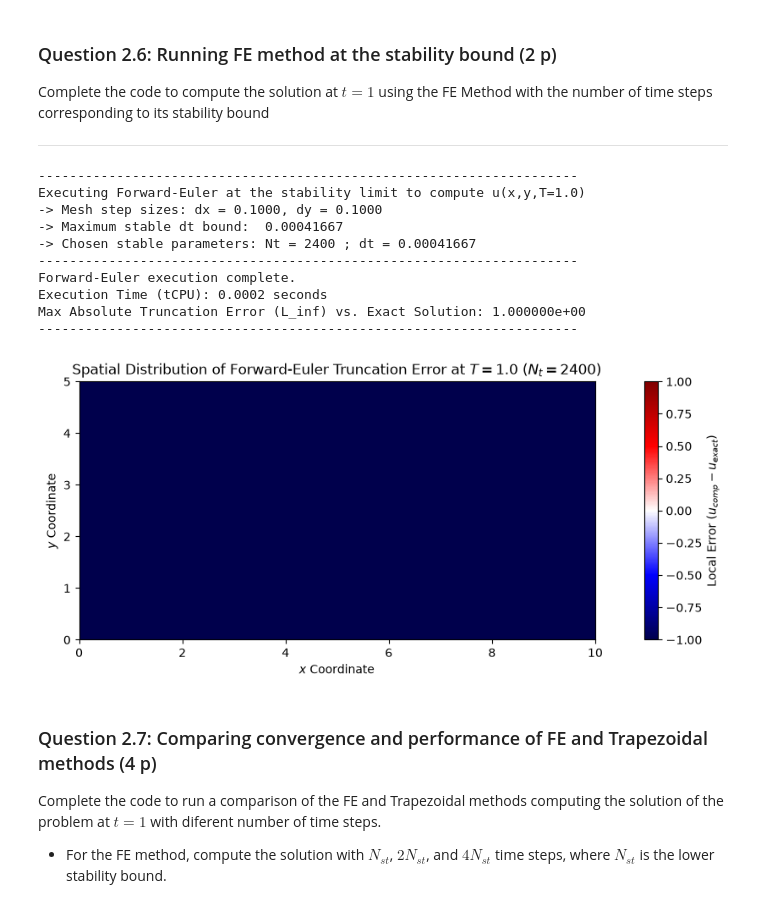
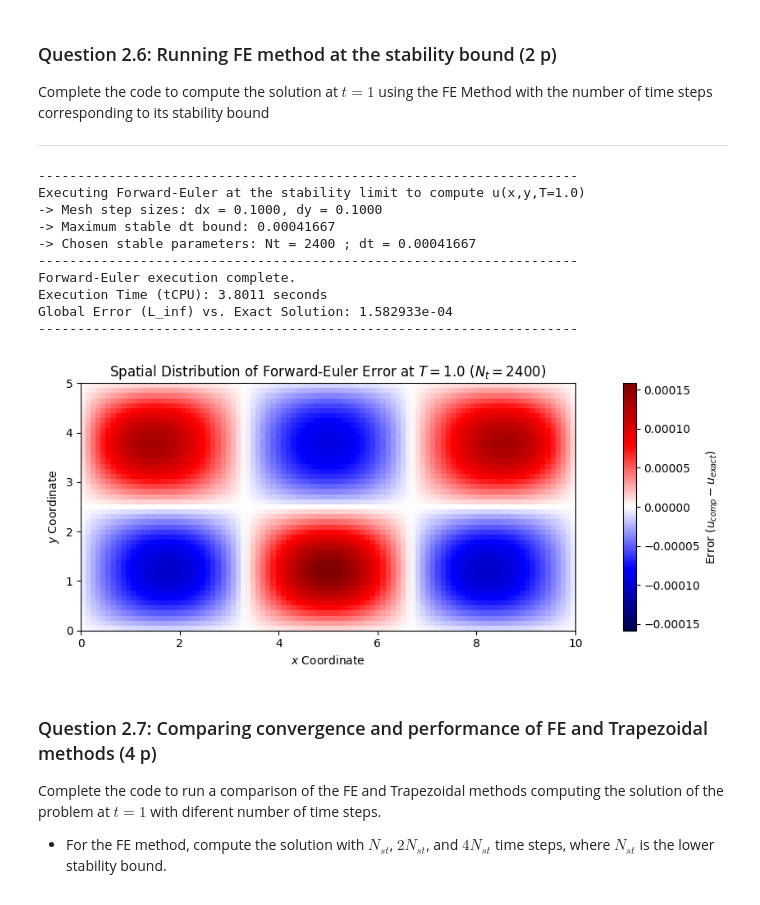
Before and after one commit to TychoRietman/TW3730TU-Assignments, a Jupyter notebook: Assignment-4.ipynb, the cells around one changed output. Drawn from its saved outputs; the diff is of its cells as text; code cells hidden in the pictures.

```diff
--- a/Assignment-4.ipynb
+++ b/Assignment-4.ipynb
@@ -813,8 +857,7 @@ Complete the code to compute the solution at $t=1$ using the FE Method with the
 ---
 # %%
 # Define initial condition array (u = 0 everywhere at t = 0)
-u0arr = np.zeros((Ny-1)*(Nx-1))
-u0 = u0arr.reshape((Nx-1)*(Ny-1))
+u0 = np.zeros((Ny-1)*(Nx-1))
 
 # Final simulation time
 T_test = 1.0
@@ -822,65 +865,92 @@ T_test = 1.0
 print("---------------------------------------------------------------------")
 print(f"Executing Forward-Euler at the stability limit to compute u(x,y,T={T_test})")
 
-# 1. Dynamically compute the maximum stable time-step size using k_max = 6.0
-dt_theoretical_max = 1.0 / (2.0 * (1.0/dx**2 + 1.0/dy**2) * Kmax)
+# Maximum stable time-step size
+dt_theoretical_max = 1.0 / (
+    2.0 * (1.0/dx**2 + 1.0/dy**2) * Kmax
+)
 
-# Calculate the minimum required stable steps (using ceiling to be safe)
+# Number of time steps corresponding to the stability bound
 NtFE = int(np.ceil(T_test / dt_theoretical_max))
 dtFE = T_test / NtFE
 
 print(f"-> Mesh step sizes: dx = {dx:.4f}, dy = {dy:.4f}")
-print(f"-> Maximum stable dt bound:  {dt_theoretical_max:.8f}")
+print(f"-> Maximum stable dt bound: {dt_theoretical_max:.8f}")
 print(f"-> Chosen stable parameters: Nt = {NtFE} ; dt = {dtFE:.8f}")
 print("---------------------------------------------------------------------")
 
-# 2. Run the Forward-Euler solver and track CPU time
+# Run Forward-Euler and measure CPU time
 start_clock = time.time()
 uFE = solveFE_mms(u0, tStart=0.0, tEnd=T_test, Nt=NtFE)
 CPUtimeFE = time.time() - start_clock
 
-print(f"Forward-Euler execution complete.")
+print("Forward-Euler execution complete.")
 print(f"Execution Time (tCPU): {CPUtimeFE:.4f} seconds")
 
-# 3. Compute the exact analytical solution matrix at T = 1.0 for verification
+# Exact manufactured solution at T = 1
 u_exact_T1 = np.zeros((Ny-1)*(Nx-1))
+
 n0 = 0
 for jj in range(Ny-1):
     yj = dy + jj*dy
+
     for ii in range(Nx-1):
         xi = dx + ii*dx
+
         u_exact_T1[n0] = u_exact(xi, yj, T_test)
         n0 += 1
 
-# 4. Compute global Max Absolute Error (L_infinity norm)
+# Global L_infinity error
 max_error_FE = np.max(np.abs(uFE - u_exact_T1))
-print(f"Max Absolute Truncation Error (L_inf) vs. Exact Solution: {max_error_FE:.6e}")
+
+print(f"Global Error (L_inf) vs. Exact Solution: {max_error_FE:.6e}")
 print("---------------------------------------------------------------------")
 
-# 5. Visualize the numerical error field spatially
-fig, ax = plt.subplots(figsize=(12, 4))
+# Spatial error field
 error_grid_FE = (uFE - u_exact_T1).reshape(Ny-1, Nx-1)
 
-im = ax.imshow(error_grid_FE, extent=[0, Lx, 0, Ly], origin='lower', cmap='seismic',
-               vmin=-max(1e-10, np.max(np.abs(error_grid_FE))), vmax=max(1e-10, np.max(np.abs(error_grid_FE))))
-ax.set_title(f'Spatial Distribution of Forward-Euler Truncation Error at $T={T_test}$ ($N_t={NtFE}$)', fontsize=12)
+max_err_plot = max(1e-10, np.max(np.abs(error_grid_FE)))
+
+fig, ax = plt.subplots(figsize=(12, 4))
+
+im = ax.imshow(
+    error_grid_FE,
+    extent=[0, Lx, 0, Ly],
+    origin='lower',
+    cmap='seismic',
+    vmin=-max_err_plot,
+    vmax=max_err_plot
+)
+
+ax.set_title(
+    f'Spatial Distribution of Forward-Euler Error at '
+    f'$T={T_test}$ ($N_t={NtFE}$)',
+    fontsize=12
+)
+
 ax.set_xlabel('$x$ Coordinate')
 ax.set_ylabel('$y$ Coordinate')
-fig.colorbar(im, ax=ax, label='Local Error ($u_{comp} - u_{exact}$)')
+
+fig.colorbar(
+    im,
+    ax=ax,
+    label='Error ($u_{comp} - u_{exact}$)'
+)
+
 plt.tight_layout()
 plt.show()
 # %% [output]
 ---------------------------------------------------------------------
 Executing Forward-Euler at the stability limit to compute u(x,y,T=1.0)
 -> Mesh step sizes: dx = 0.1000, dy = 0.1000
--> Maximum stable dt bound:  0.00041667
+-> Maximum stable dt bound: 0.00041667
 -> Chosen stable parameters: Nt = 2400 ; dt = 0.00041667
 ---------------------------------------------------------------------
 Forward-Euler execution complete.
-Execution Time (tCPU): 0.0002 seconds
-Max Absolute Truncation Error (L_inf) vs. Exact Solution: 1.000000e+00
+Execution Time (tCPU): 3.8011 seconds
+Global Error (L_inf) vs. Exact Solution: 1.582933e-04
 ---------------------------------------------------------------------
-[figure, old version]
+[figure, new version]
 # %% [markdown]
 ### Question 2.7: Comparing convergence and performance of FE and Trapezoidal methods (4 p)
 
```
Also changed, not shown: parts of 4 cells of this notebook.
